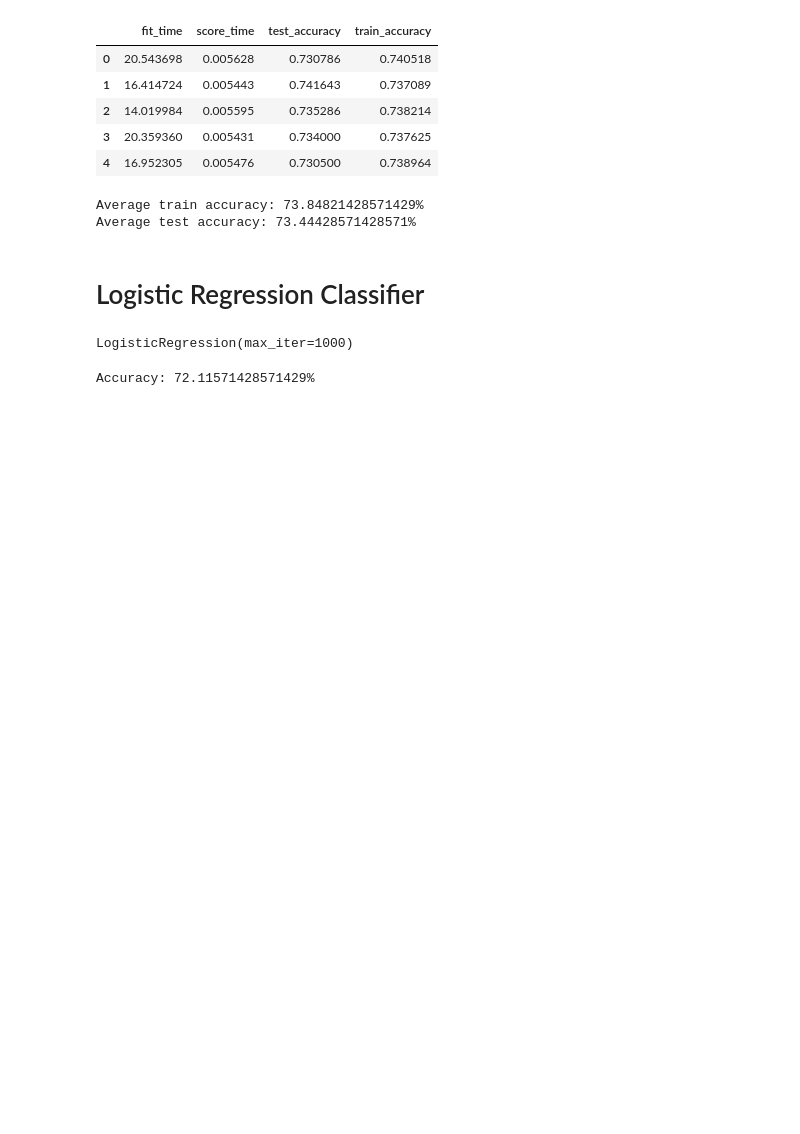
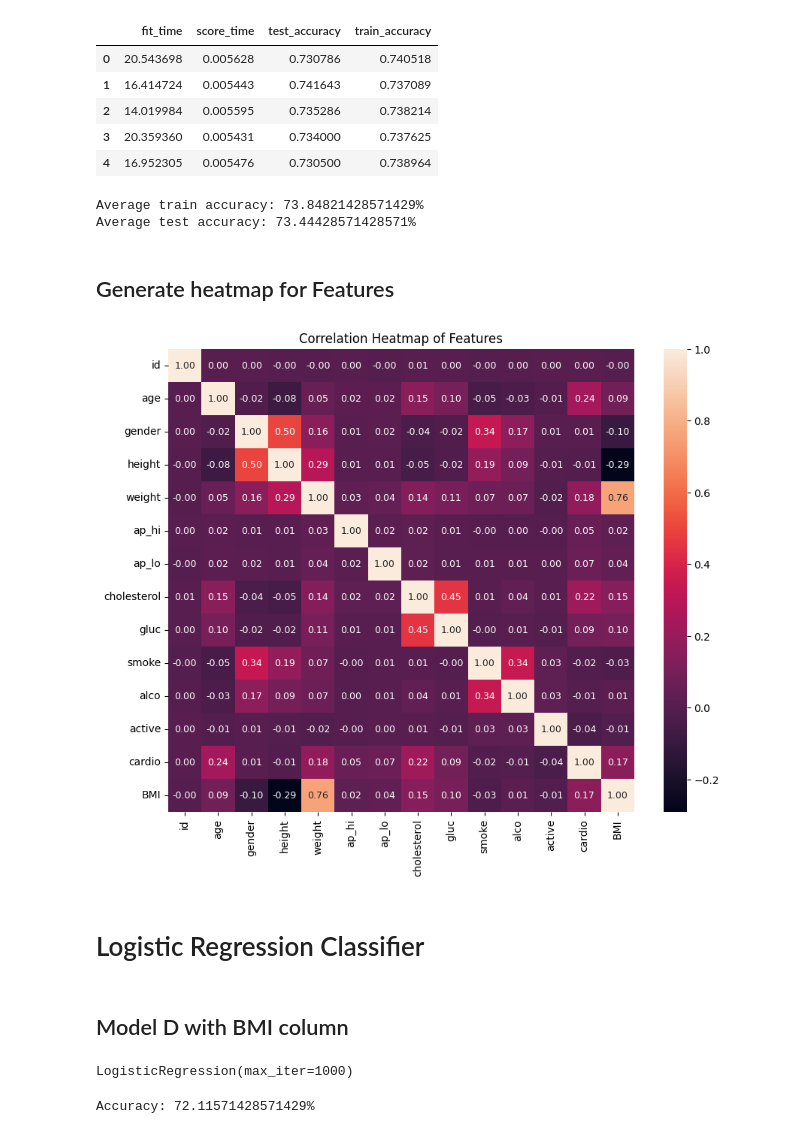
Before and after one commit to CSjianbel/Cardiovascular-State-Classifier, a Jupyter notebook: src/CardioVascularStateClassifier.ipynb, the cells around one changed output. Saved outputs shown, nothing was run; the diff lists cells and outputs as text; code cells hidden in the pictures; blank space fills up the shorter version.

Commit message:
feat: generated correlation heatmap - used logistic regression for dataset w/out bmi

```diff
--- a/src/CardioVascularStateClassifier.ipynb
+++ b/src/CardioVascularStateClassifier.ipynb
@@ -300,6 +302,18 @@ print(f"Average test accuracy: {model_C_without_BMI_results['test_accuracy'].mea
 # %% [output]
 Average train accuracy: 73.84821428571429%
 Average test accuracy: 73.44428571428571%
+# %% [markdown]
+## Generate heatmap for Features
+# %%
+plt.figure(figsize=(10, 8))
+sns.heatmap(DF.corr(), annot=True, fmt=".2f", annot_kws={"size": 9})
+plt.title('Correlation Heatmap of Features')
+plt.savefig('figures/correlation_heatmap')
+plt.show()
+# %% [output]
+[figure, added]
 # %% [markdown]
 # Logistic Regression Classifier
+# %% [markdown]
+## Model D with BMI column
 # %%
```
Also changed, not shown: parts of 8 cells of this notebook, 1 other file.
